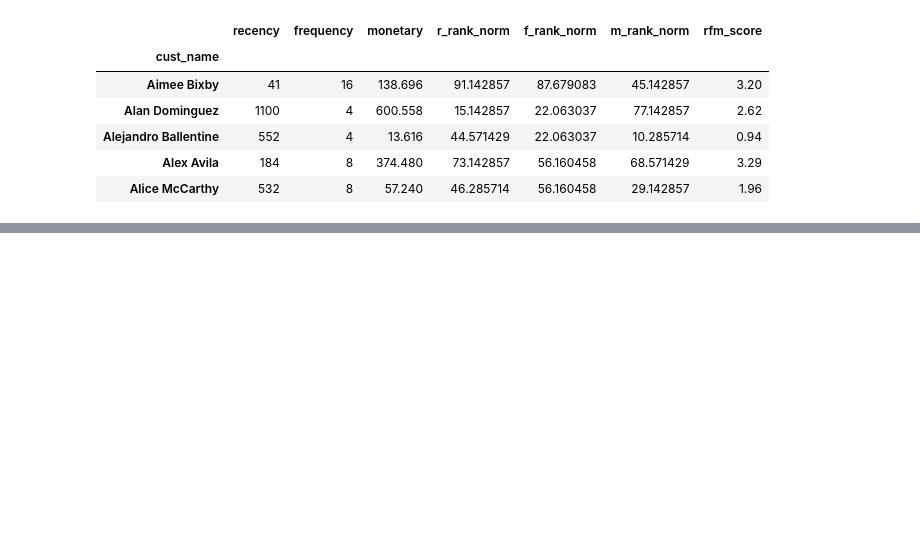
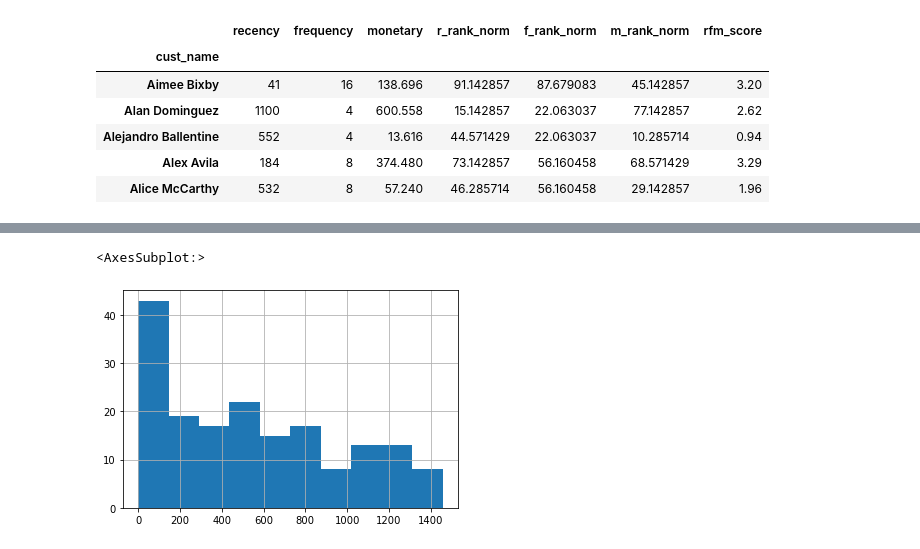
Before and after one commit to ns-tn-time-series-project/time-series-project, a Jupyter notebook: nathan_time_series_project_explore.ipynb, the cells around one changed output, grey strips where cells are left out. Drawn from its saved outputs; the diff is of its cells as text; code cells hidden in the pictures; blank space fills up the shorter version.

```diff
--- a/nathan_time_series_project_explore.ipynb
+++ b/nathan_time_series_project_explore.ipynb
@@ -838,0 +869,5 @@ central_customer_rating.head()
+# %%
+central_customer_rating.recency.hist()
+# %% [output]
+<AxesSubplot:>
+[figure, added]
```
Also changed, not shown: parts of 9 cells of this notebook.
